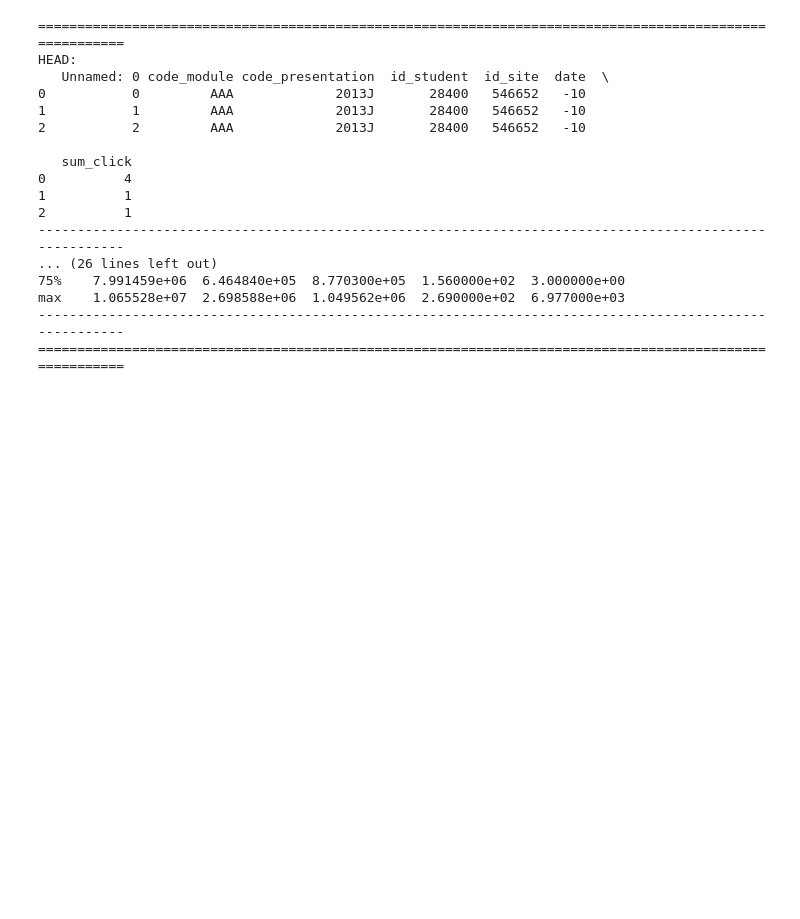
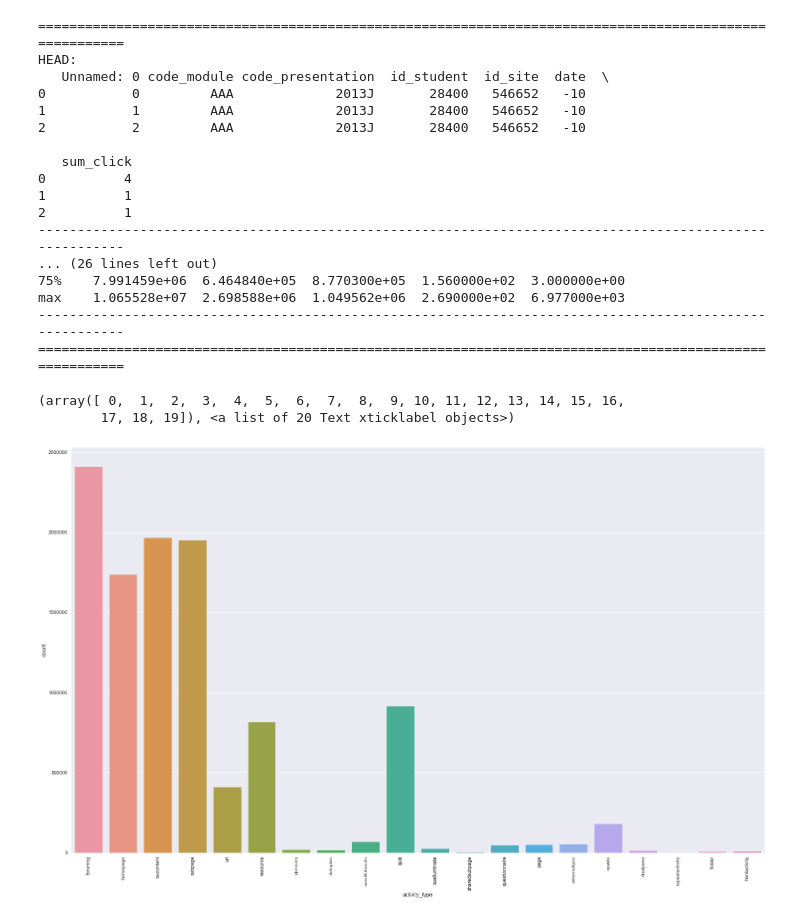
Before and after one commit to vjcalling/OULAD-data-analysis-EDA-, a Jupyter notebook: notebooks/OULAD-Open University Learning Analytics Dataset.ipynb, the cells around one changed output. Drawn from its saved outputs; the diff is of its cells as text; code cells hidden in the pictures; blank space fills up the shorter version.

Commit message:
scaling data

```diff
--- a/notebooks/OULAD-Open University Learning Analytics Dataset.ipynb
+++ b/notebooks/OULAD-Open University Learning Analytics Dataset.ipynb
@@ -509,3 +525,9 @@ studentVle_df8 = pd.read_csv('../data/raw/studentVle_7.csv')
+# %%
+studentVle_df6 = pd.read_csv('https://raw.githubusercontent.com/vjcalling/OULAD-data-analysis-EDA-/master/data/raw/studentVle_5.csv')
+# %%
+studentVle_df7 = pd.read_csv('https://raw.githubusercontent.com/vjcalling/OULAD-data-analysis-EDA-/master/data/raw/studentVle_6.csv')
+# %%
+studentVle_df8 = pd.read_csv('https://raw.githubusercontent.com/vjcalling/OULAD-data-analysis-EDA-/master/data/raw/studentVle_7.csv')
 # %%
 studentVle_df = pd.concat([studentVle_df1,studentVle_df2, studentVle_df3, studentVle_df4, studentVle_df5, studentVle_df6, studentVle_df7, studentVle_df8])
 # %%
@@ -532,3 +554,12 @@ HEAD:
 max    1.065528e+07  2.698588e+06  1.049562e+06  2.690000e+02  6.977000e+03
 --------------------------------------------------------------------------------------------------------
 ========================================================================================================
+# %%
+studentVle_df = studentVle_df.merge(vle_df, on = 'id_site', how = 'left')
+# %%
+sns.countplot(studentVle_df.activity_type)
+plt.xticks(rotation = 90)
+# %% [output]
+(array([ 0,  1,  2,  3,  4,  5,  6,  7,  8,  9, 10, 11, 12, 13, 14, 15, 16,
+        17, 18, 19]), <a list of 20 Text xticklabel objects>)
+[figure, added]
```
Also changed, not shown: parts of 23 cells of this notebook.
